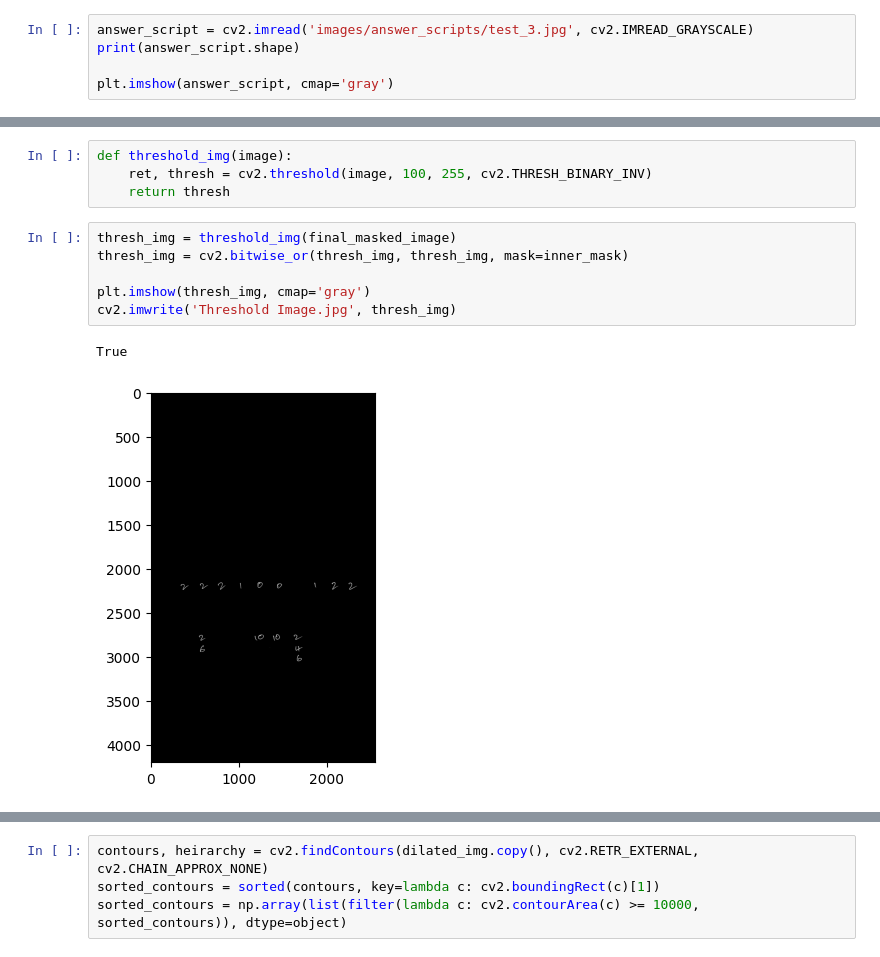
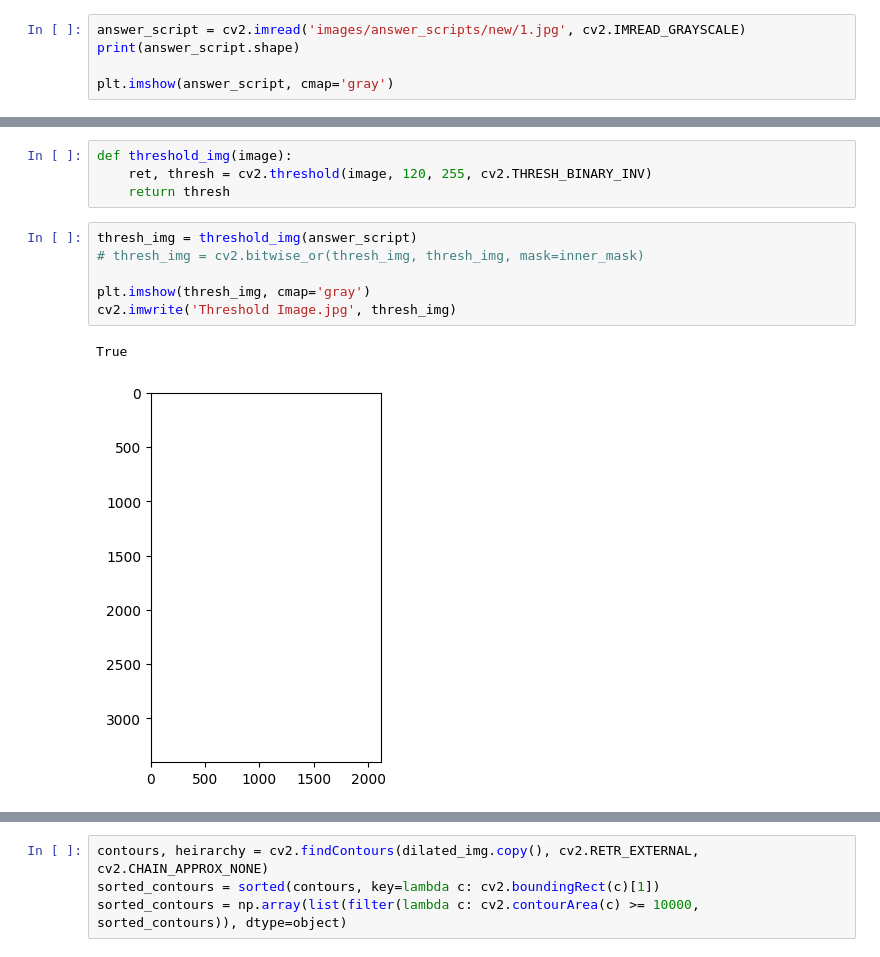
Before and after one commit to arunn03/co_attainment, a Jupyter notebook: tkinter-gui/ocr.ipynb, the cells around one changed output, grey strips where cells are left out. Drawn from its saved outputs; the diff is of its cells as text.

```diff
--- a/tkinter-gui/ocr.ipynb
+++ b/tkinter-gui/ocr.ipynb
@@ -16,5 +14,5 @@ plt.imshow(mask, cmap='gray')
 # %%
-answer_script = cv2.imread('images/answer_scripts/test_3.jpg', cv2.IMREAD_GRAYSCALE)
+answer_script = cv2.imread('images/answer_scripts/new/1.jpg', cv2.IMREAD_GRAYSCALE)
 print(answer_script.shape)
 
 plt.imshow(answer_script, cmap='gray')
@@ -39,16 +37,16 @@ True
 # %%
 def threshold_img(image):
-    ret, thresh = cv2.threshold(image, 100, 255, cv2.THRESH_BINARY_INV)
+    ret, thresh = cv2.threshold(image, 120, 255, cv2.THRESH_BINARY_INV)
     return thresh
 # %%
-thresh_img = threshold_img(final_masked_image)
-thresh_img = cv2.bitwise_or(thresh_img, thresh_img, mask=inner_mask)
+thresh_img = threshold_img(answer_script)
+# thresh_img = cv2.bitwise_or(thresh_img, thresh_img, mask=inner_mask)
 
 plt.imshow(thresh_img, cmap='gray')
 cv2.imwrite('Threshold Image.jpg', thresh_img)
 # %% [output]
 True
-[figure, old version]
+[figure, new version]
 # %%
 kernel = np.ones((1, 110), np.uint8)
 dilated_img = cv2.dilate(inner_mask, kernel, iterations=1)
```
Also changed, not shown: parts of 8 cells of this notebook, 55 other files.
